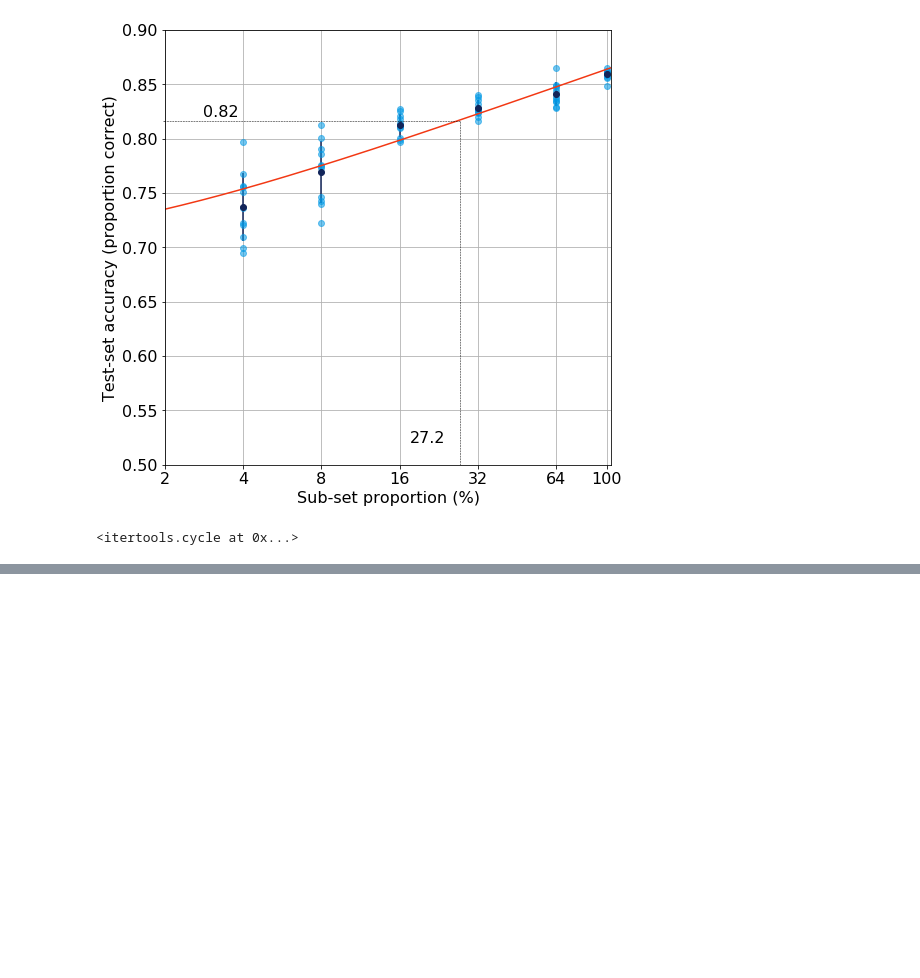
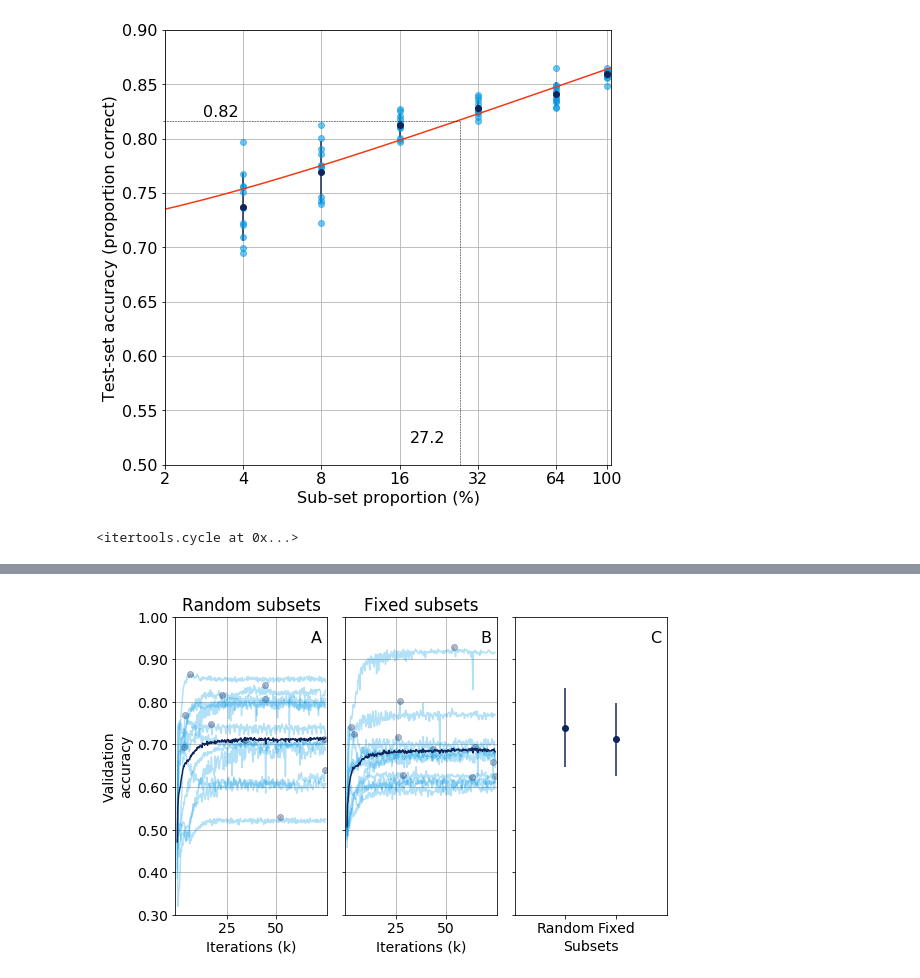
Before and after one commit to arokem/2018-MLHC-subsampling, a Jupyter notebook: figures/resampling-figures.ipynb, the cells around one changed output, grey strips where cells are left out. Drawn from its saved outputs; the diff is of its cells as text; code cells hidden in the pictures; blank space fills up the shorter version.

```diff
--- a/figures/resampling-figures.ipynb
+++ b/figures/resampling-figures.ipynb
@@ -326,31 +351,33 @@ for ii, gb_id in enumerate([learn1.iloc[gb_prop.groups[4]].groupby("expid"),
 ax[0].set_title("Random subsets")
 ax[1].set_title("Fixed subsets")
 
 ax[0].set_ylabel('Validation\naccuracy')
-ax[0].set_yticklabels(ax[0].get_yticks())
+ax[0].set_yticklabels(["%0.2f"%i for i in ax[0].get_yticks()])
 fig.set_size_inches([10, 4])
 ax[2].errorbar(1, np.mean(learn1.iloc[gb_prop.groups[4]].groupby("expid").max()['acc']),
                yerr=np.std(learn1.iloc[gb_prop.groups[4]].groupby("expid").max()['acc']),
                marker='o', color=palette[1])
 
 ax[2].errorbar(2, np.mean(learn2.groupby("expid").max()['acc']),
                yerr=np.std(learn2.groupby("expid").max()['acc']),
                marker='o', color=palette[1])
 ax[2].set_ylim([0.3, 1.0])
 ax[2].set_xlim([0, 3.0])
 
 ax[2].set_yticklabels([])
 ax[2].set_xticks([1, 2])
 ax[2].set_xticklabels(['Random', 'Fixed'])
 ax[2].set_xlabel("Subsets")
 for ii, letter in enumerate(["A", "B", "C"]):
     ax[ii].text(0.93, 0.93, letter,
             horizontalalignment='center',
             verticalalignment='center',
             transform=ax[ii].transAxes,
             fontdict={'size': 16})
 
 plt.tight_layout()
 
 fig.set_size_inches([8, 6])
 fig.savefig('./fourpercent.png')
+# %% [output]
+[figure, added]
```
Also changed, not shown: parts of 9 cells of this notebook, 9 other files.
